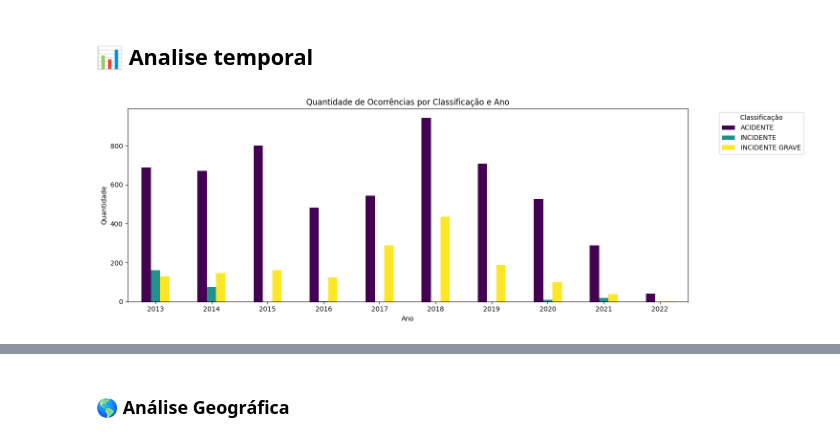
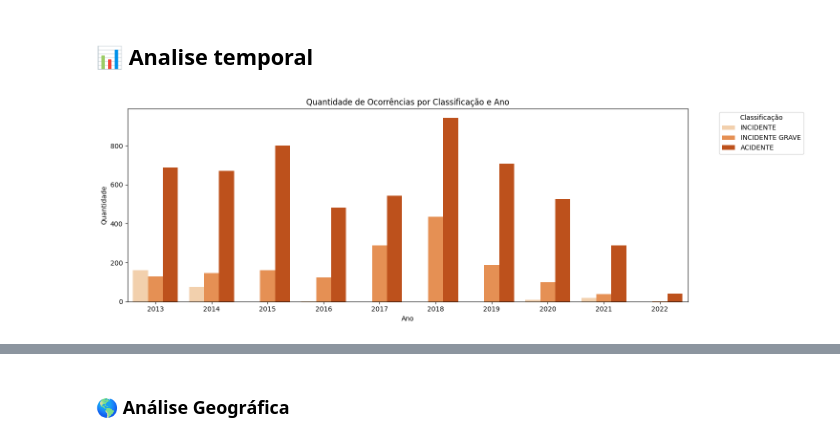
Before and after one commit to GabrielCosta45/analise_aeronautica, a Jupyter notebook: voos_seguros.ipynb, the cells around one changed output, grey strips where cells are left out. Cells and saved outputs as stored; diff of their text form; code cells hidden in the pictures.

```diff
--- a/voos_seguros.ipynb
+++ b/voos_seguros.ipynb
@@ -65,24 +65,24 @@ Nome das colunas:
 # %% [markdown]
 ## 📊 Analise temporal
 # %%
-# Contagem total por classificação
+# Quantidade de ocorrências por classificação
 counts = df['ocorrencia_classificacao'].value_counts()
 
 df['ano'] = pd.to_datetime(df['ocorrencia_dia'], dayfirst=True).dt.year
 
 # Gráfico 1: Ocorrências por classificação e ano
 counts_ano = df.groupby(['ano', 'ocorrencia_classificacao']).size().unstack(fill_value=0)
 
-counts_ano.plot(kind='bar', stacked=False, figsize=(15, 5),
-                title='Quantidade de Ocorrências por Classificação e Ano',
-                colormap='viridis')
+plt.figure(figsize=(15, 5))
+sns.countplot(data=df, x='ano', hue='ocorrencia_classificacao', palette='Oranges')
 
+plt.title('Quantidade de Ocorrências por Classificação e Ano')
 plt.xlabel('Ano')
 plt.ylabel('Quantidade')
 plt.xticks(rotation=0)
 plt.legend(title='Classificação', bbox_to_anchor=(1.05, 1), loc='upper left')
 plt.tight_layout()
 plt.show()
 # %% [output]
-[figure, old version]
+[figure, new version]
 # %%
```
Also changed, not shown: parts of 21 cells of this notebook, 1 other file.
